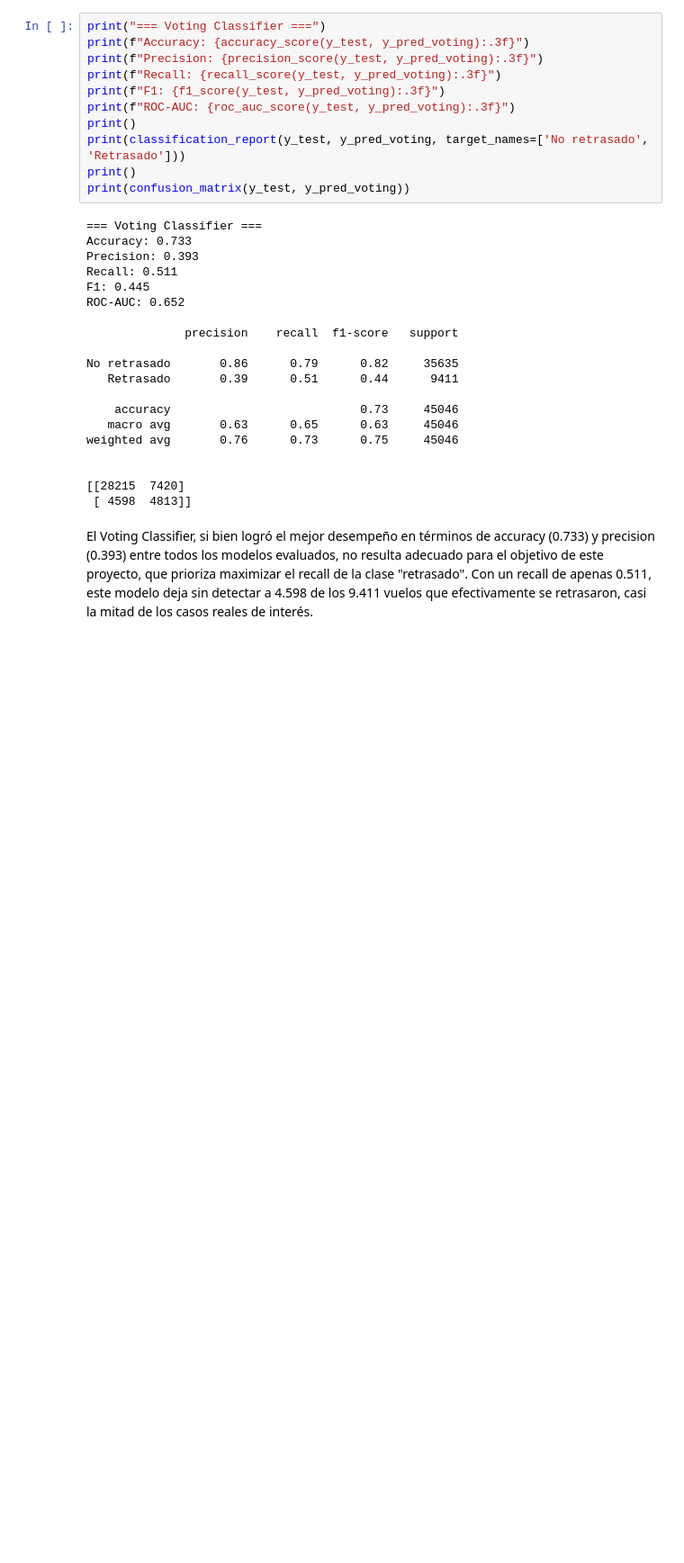
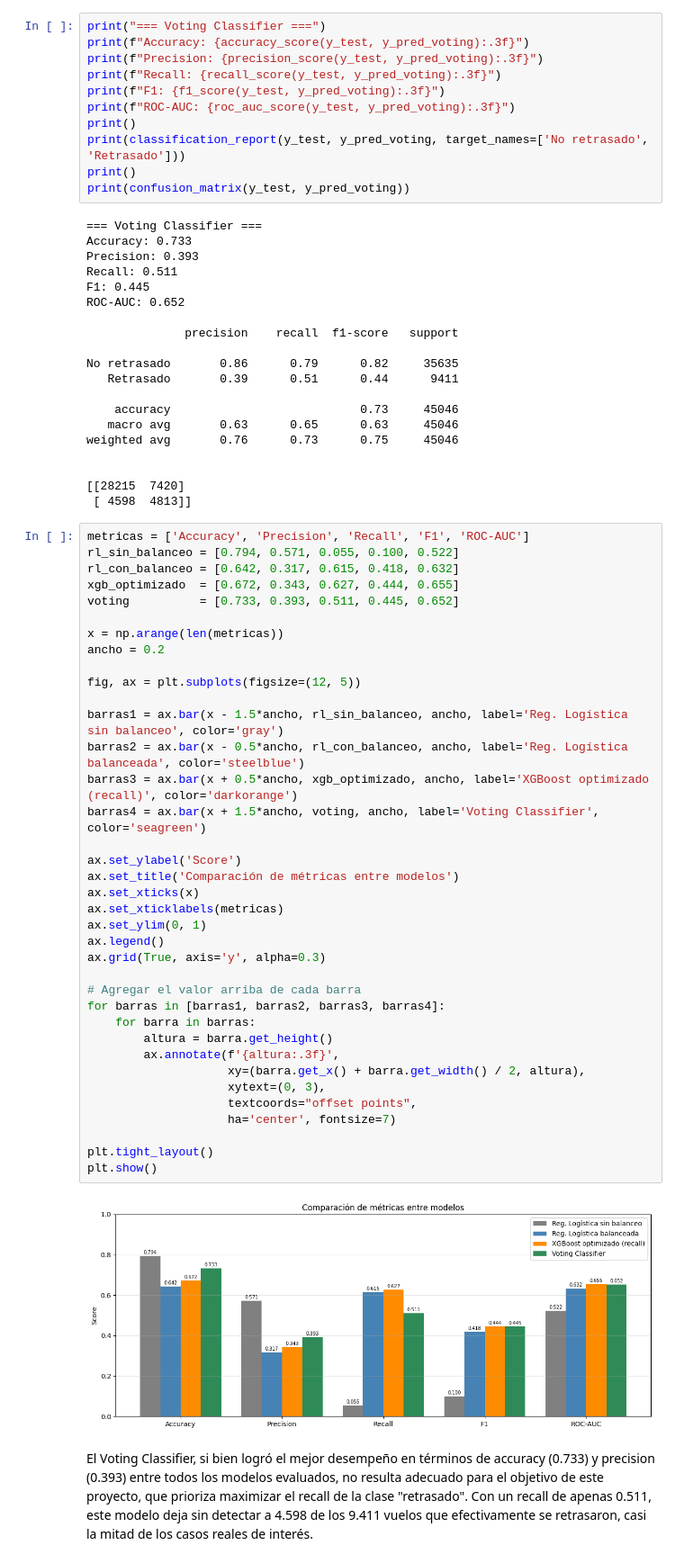
Before and after one commit to Guadacarro/TP_IA, a Jupyter notebook: tp.ipynb, the cells around one changed output. Shown at 90% size. Cells and saved outputs as stored; diff of their text form; blank space fills up the shorter version.

```diff
--- a/tp.ipynb
+++ b/tp.ipynb
@@ -1467,6 +1504,45 @@ weighted avg       0.76      0.73      0.75     45046
 
 [[28215  7420]
  [ 4598  4813]]
+# %%
+metricas = ['Accuracy', 'Precision', 'Recall', 'F1', 'ROC-AUC']
+rl_sin_balanceo = [0.794, 0.571, 0.055, 0.100, 0.522]
+rl_con_balanceo = [0.642, 0.317, 0.615, 0.418, 0.632]
+xgb_optimizado  = [0.672, 0.343, 0.627, 0.444, 0.655]
+voting          = [0.733, 0.393, 0.511, 0.445, 0.652]
+
+x = np.arange(len(metricas))
+ancho = 0.2
+
+fig, ax = plt.subplots(figsize=(12, 5))
+
+barras1 = ax.bar(x - 1.5*ancho, rl_sin_balanceo, ancho, label='Reg. Logística sin balanceo', color='gray')
+barras2 = ax.bar(x - 0.5*ancho, rl_con_balanceo, ancho, label='Reg. Logística balanceada', color='steelblue')
+barras3 = ax.bar(x + 0.5*ancho, xgb_optimizado, ancho, label='XGBoost optimizado (recall)', color='darkorange')
+barras4 = ax.bar(x + 1.5*ancho, voting, ancho, label='Voting Classifier', color='seagreen')
+
+ax.set_ylabel('Score')
+ax.set_title('Comparación de métricas entre modelos')
+ax.set_xticks(x)
+ax.set_xticklabels(metricas)
+ax.set_ylim(0, 1)
+ax.legend()
+ax.grid(True, axis='y', alpha=0.3)
+
+# Agregar el valor arriba de cada barra
+for barras in [barras1, barras2, barras3, barras4]:
+    for barra in barras:
+        altura = barra.get_height()
+        ax.annotate(f'{altura:.3f}',
+                    xy=(barra.get_x() + barra.get_width() / 2, altura),
+                    xytext=(0, 3),
+                    textcoords="offset points",
+                    ha='center', fontsize=7)
+
+plt.tight_layout()
+plt.show()
+# %% [output]
+[figure, added]
 # %% [markdown]
 El Voting Classifier, si bien logró el mejor desempeño en términos de accuracy (0.733) y precision (0.393) entre todos los modelos evaluados, no resulta adecuado para el objetivo de este proyecto, que prioriza maximizar el recall de la clase "retrasado". Con un recall de apenas 0.511, este modelo deja sin detectar a 4.598 de los 9.411 vuelos que efectivamente se retrasaron, casi la mitad de los casos reales de interés.
 # %% [markdown]
```
Also changed, not shown: parts of 3 cells of this notebook.
